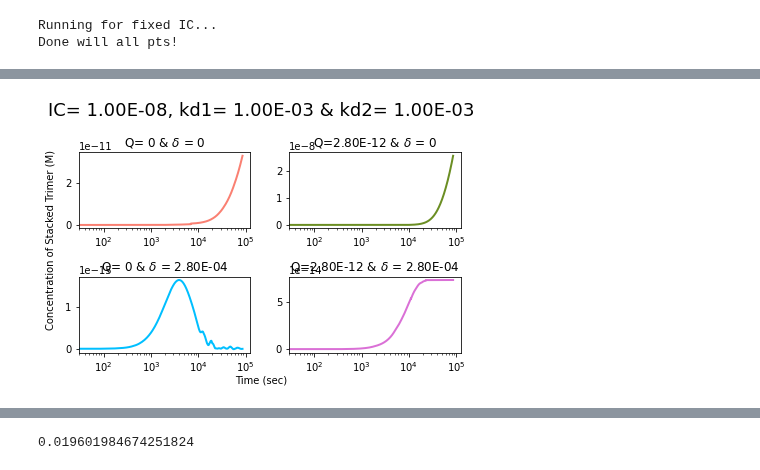
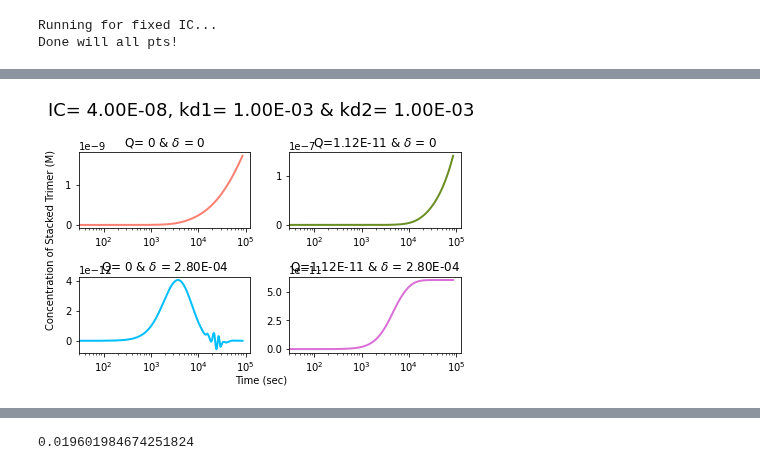
Before and after one commit to llagunes-324B21/Persephone_SR, a Jupyter notebook: May_2022/LL_SR_05_2022.ipynb, the cells around one changed output, grey strips where cells are left out. Cells and saved outputs as stored; diff of their text form; code cells hidden in the pictures.

```diff
--- a/May_2022/LL_SR_05_2022.ipynb
+++ b/May_2022/LL_SR_05_2022.ipynb
@@ -697,7 +777,8 @@ plt.savefig('LL_SR_heatmap_AYvsKd1vsKd2_n50_contour_'+today+'.eps')
 # --- PARAMETERS ---
 # List of fixed parameters
 kOn = 10**6
-IC_1 = 1*10**-8;
+#IC_1 = 1*10**-8;
+IC_1 = 4*10**-8;
 kd1 = 10**-3 # binding affinity WITHIN rings (intra)
 kd2 = 10**-3 # binding affinity BETWEEN rings (inter)
 
@@ -738,34 +819,34 @@ tVec = t;
 xStkTrm_tps_1 = solution_1[:,-1] # the fully stacked trimer
 xStkTrm_tps_2 = solution_2[:,-1]
 xStkTrm_tps_3 = solution_3[:,-1]
 xStkTrm_tps_4 = solution_4[:,-1]
 
 ICFormat = format(IC_1,'.2E');
 delta_val_format = format(δ_main,'.2E');Q_val_format = format(Q_main,'.2E')
 kd1format = format(kd1,'.2E');kd2format = format(kd2,'.2E')
 
 fig, axs = plt.subplots(2, 2)
 axs[0, 0].semilogx(tVec,xStkTrm_tps_1,'-', color = 'salmon',linewidth=2)
 axs[0, 1].semilogx(tVec,xStkTrm_tps_2,'-', color = 'olivedrab',linewidth=2)
 axs[1, 0].semilogx(tVec,xStkTrm_tps_3,'-', color = 'deepskyblue',linewidth=2)
 axs[1, 1].semilogx(tVec,xStkTrm_tps_4,'-', color = 'orchid',linewidth=2)
 
 fig.suptitle('IC= '+ ICFormat+', kd1= '+ kd1format +' & kd2= '+ kd2format, fontsize=18)
 axs[0, 0].set_title("Q= 0 & $\delta$ = 0")
 axs[0, 1].set_title("Q="+Q_val_format+" & $\delta$ = 0")
 axs[1, 0].set_title("Q= 0 & $\delta$ = "+delta_val_format)
 axs[1, 1].set_title("Q="+Q_val_format+" & $\delta$ = "+delta_val_format)
 #axs[1, 0].set_xlabel('Time (sec)')
 
 fig.text(0.5, 0.005, 'Time (sec)', ha='center')
 fig.text(0.001, 0.5, 'Concentration of Stacked Trimer (M)', va='center', rotation='vertical')
 
 fig.tight_layout()
 #plt.show()
 
 plt.savefig('synthDeg_tc_'+today+'.eps')
 # %% [output]
-[figure, old version]
+[figure, new version]
 # %%
 # ---------------------------------------------------
 # --- Assembly Yield w Synth/Deg ---
```
Also changed, not shown: parts of 11 cells of this notebook.
